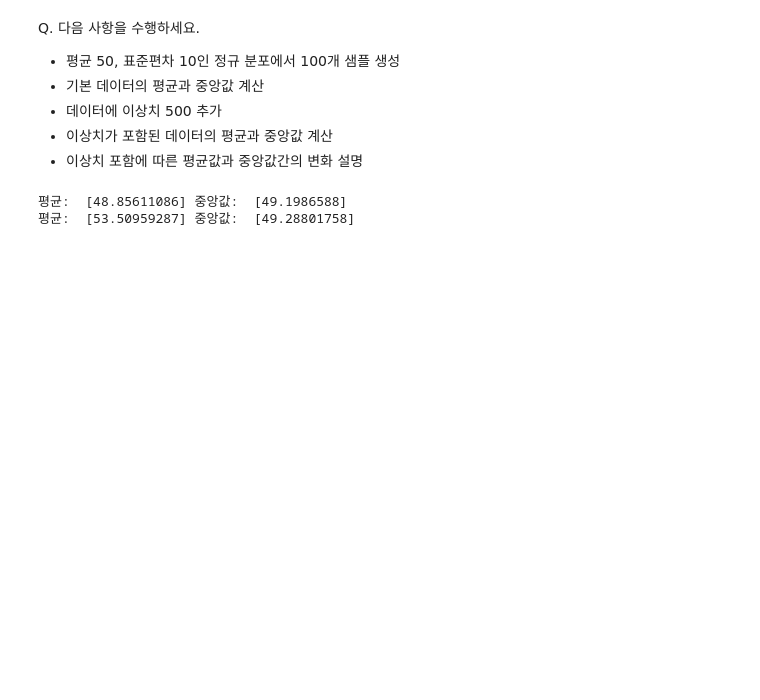
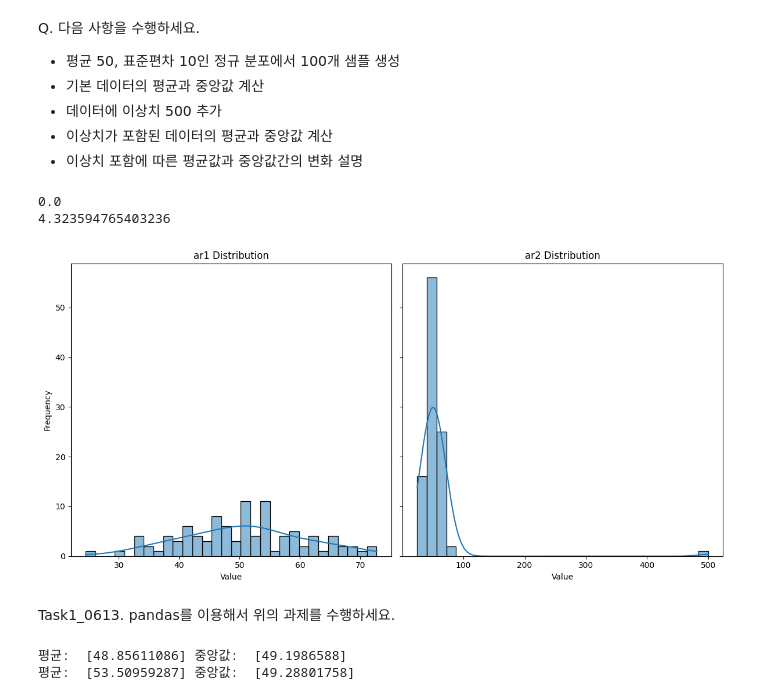
Before and after one commit to bnv20/kdt_2024, a Jupyter notebook: m3_분석라이브러리/statistics/stat.ipynb, the cells around one changed output. Saved outputs shown, nothing was run; the diff lists cells and outputs as text; code cells hidden in the pictures; blank space fills up the shorter version.

```diff
--- a/m3_분석라이브러리/statistics/stat.ipynb
+++ b/m3_분석라이브러리/statistics/stat.ipynb
@@ -139,6 +138,49 @@ Q. 다음 사항을 수행하세요.
 - 데이터에 이상치 500 추가
 - 이상치가 포함된 데이터의 평균과 중앙값 계산
 - 이상치 포함에 따른 평균값과 중앙값간의 변화 설명
+# %%
+import numpy as np
+import pandas as pd
+import seaborn as sns
+import matplotlib.pyplot as plt
+
+np.random.seed(0)
+ar1 = np.random.normal(50, 10, 100)
+ar1_median = np.median(ar1)
+ar1_mean = np.mean(ar1)
+
+ar2 = ar1.copy()
+ar2[0] = 500
+ar2_median = np.median(ar2)
+ar2_mean = np.mean(ar2)
+
+# 중위수와 평균 차이 출력
+print(ar2_median - ar1_median)
+print(ar2_mean - ar1_mean)
+# %% [output]
+0.0
+4.323594765403236
+# %%
+# 시각화
+fig, axs = plt.subplots(1, 2, figsize=(12, 6), sharey=True)
+
+# ar1 분포 시각화 (히스토그램과 KDE)
+sns.histplot(ar1, bins=30, kde=True, ax=axs[0])
+axs[0].set_title('ar1 Distribution')
+axs[0].set_xlabel('Value')
+axs[0].set_ylabel('Frequency')
+
+# ar2 분포 시각화 (히스토그램과 KDE)
+sns.histplot(ar2, bins=30, kde=True, ax=axs[1])
+axs[1].set_title('ar2 Distribution')
+axs[1].set_xlabel('Value')
+
+plt.tight_layout()
+plt.show()
+# %% [output]
+[figure, added]
+# %% [markdown]
+Task1_0613. pandas를 이용해서 위의 과제를 수행하세요.
 # %%
 import numpy as np
 import pandas as pd
```
Also changed, not shown: parts of 78 cells of this notebook.
